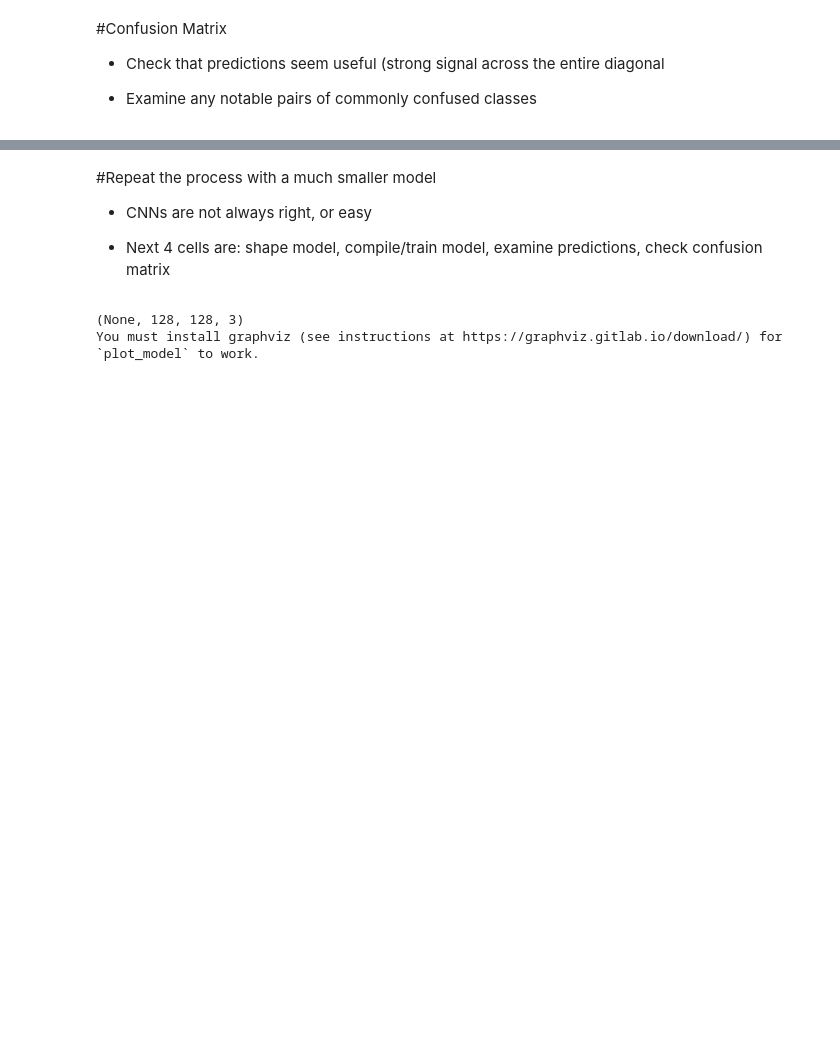
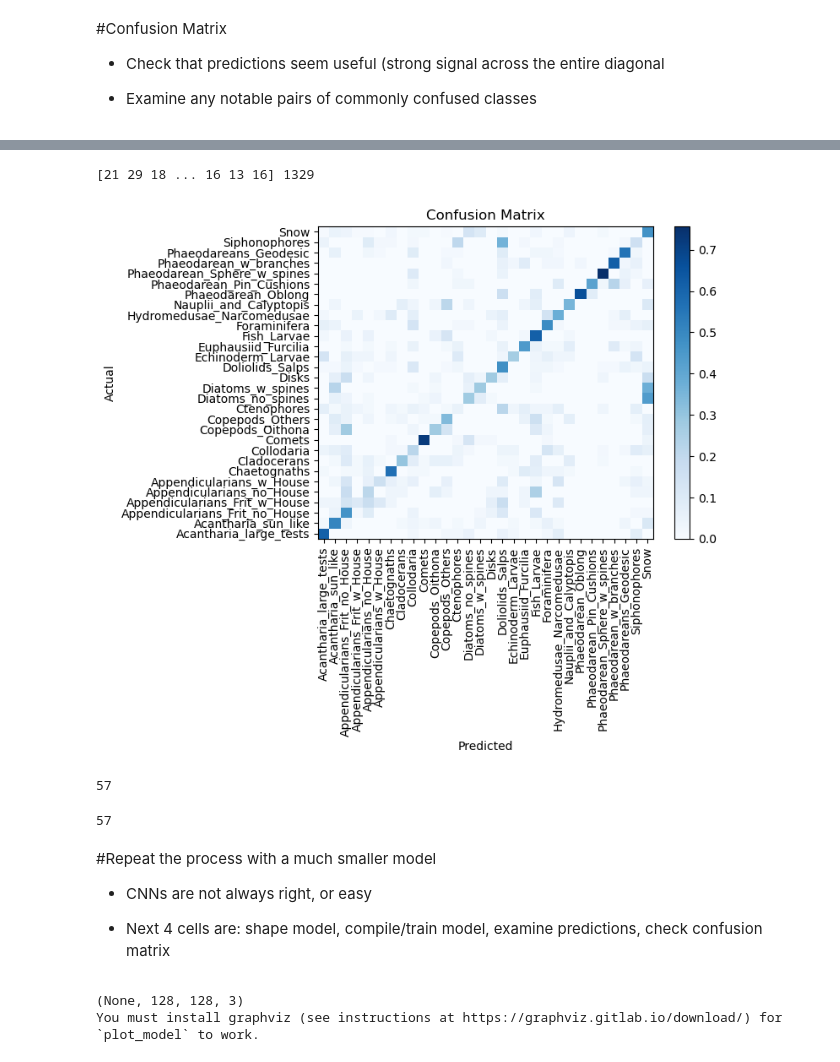
Before and after one commit to SreenivasDheeraj/sioc209-2024-sp, a Jupyter notebook: sioc209-2024-sp/applications/Plankton/plankton_classification.ipynb, the cells around one changed output, grey strips where cells are left out. Drawn from its saved outputs; the diff is of its cells as text; code cells hidden in the pictures; blank space fills up the shorter version.

```diff
--- a/sioc209-2024-sp/applications/Plankton/plankton_classification.ipynb
+++ b/sioc209-2024-sp/applications/Plankton/plankton_classification.ipynb
@@ -393,0 +473,22 @@ ValueError: Found input variables with inconsistent numbers of samples: [1329, 2
+# %%
+from sklearn.metrics import confusion_matrix
+
+# pred = smaller_model.predict(train_ds_norm)
+# pred_classes = np.argmax(pred, axis=1)
+
+all_true_labels = []
+all_pred_labels = []
+for imgs, label in val_ds_norm:  # Ignore images
+  all_true_labels.extend(label.numpy())
+  all_pred_labels.extend(smaller_model.predict(imgs, verbose=0))
+#   print(label.shape, imgs.shape)
+print(np.argmax(all_true_labels, axis=1), len(np.argmax(all_true_labels, axis=1)))
+
+conf_matrix = confusion_matrix(np.argmax(all_true_labels, axis=1), np.argmax(all_pred_labels, axis=1), normalize='true')
+plt.pcolormesh(conf_matrix, cmap='Blues')
+plt.setp(plt.gca(), xticklabels=label_strings, yticklabels=label_strings, xticks=np.arange(0.5, 30.5), yticks=np.arange(0.5, 30.5),
+         xlabel='Predicted', ylabel='Actual', title='Confusion Matrix')
+plt.xticks(rotation=90)
+plt.colorbar()
+plt.show()
+# %% [output]
@@ -394,3 +496,23 @@ ValueError: Found input variables with inconsistent numbers of samples: [1329, 2
+[21 29 18 ... 16 13 16] 1329
+[figure, added]
+# %%
+# Create DataFrame
+import pandas as pd
+df = pd.DataFrame({'True Value': np.argmax(all_true_labels, axis=1), 'Predicted Value': pred_val_classes})
+
+# Add third column based on condition
+df['Output'] = np.where(df['True Value'] == df['Predicted Value'], 1, 0)
+print(sum(df['Output']))
+print("\n")
+net = 0
+for i in range(len(df)):
+    if df.iloc[i]['Output'] == 1:
+        net+=1
+
+net
+# %% [output]
+57
+57
 # %% [markdown]
 #Repeat the process with a much smaller model
 
```
Also changed, not shown: parts of 17 cells of this notebook, 17 other files.
